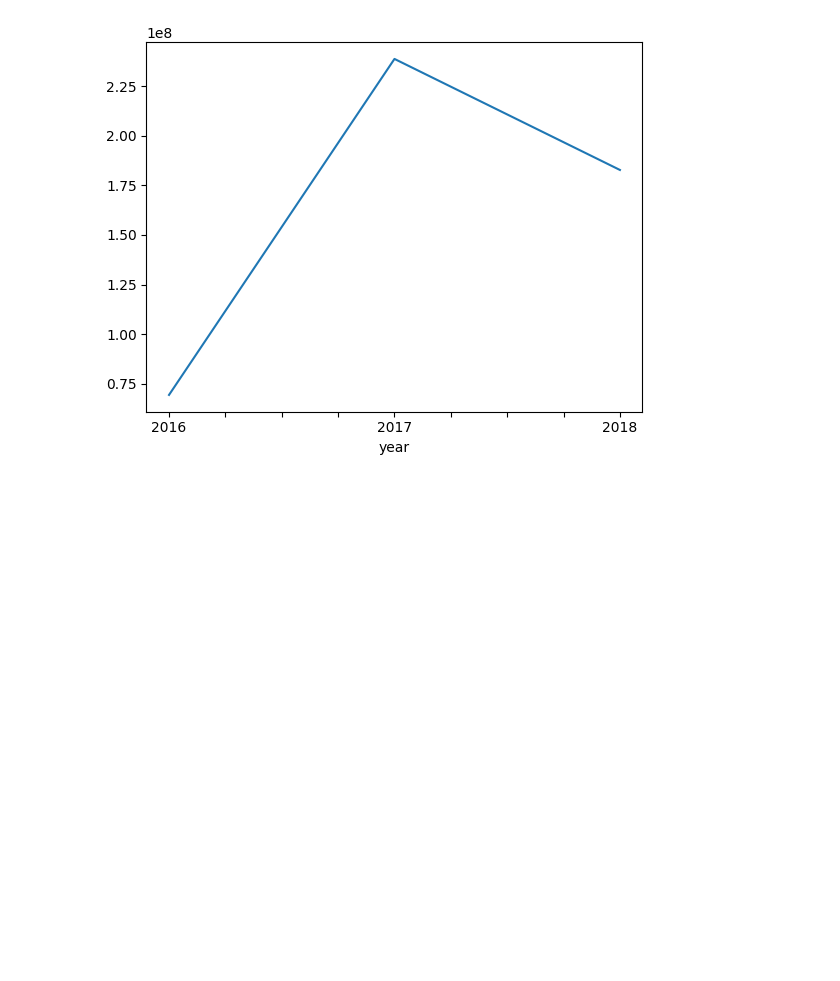
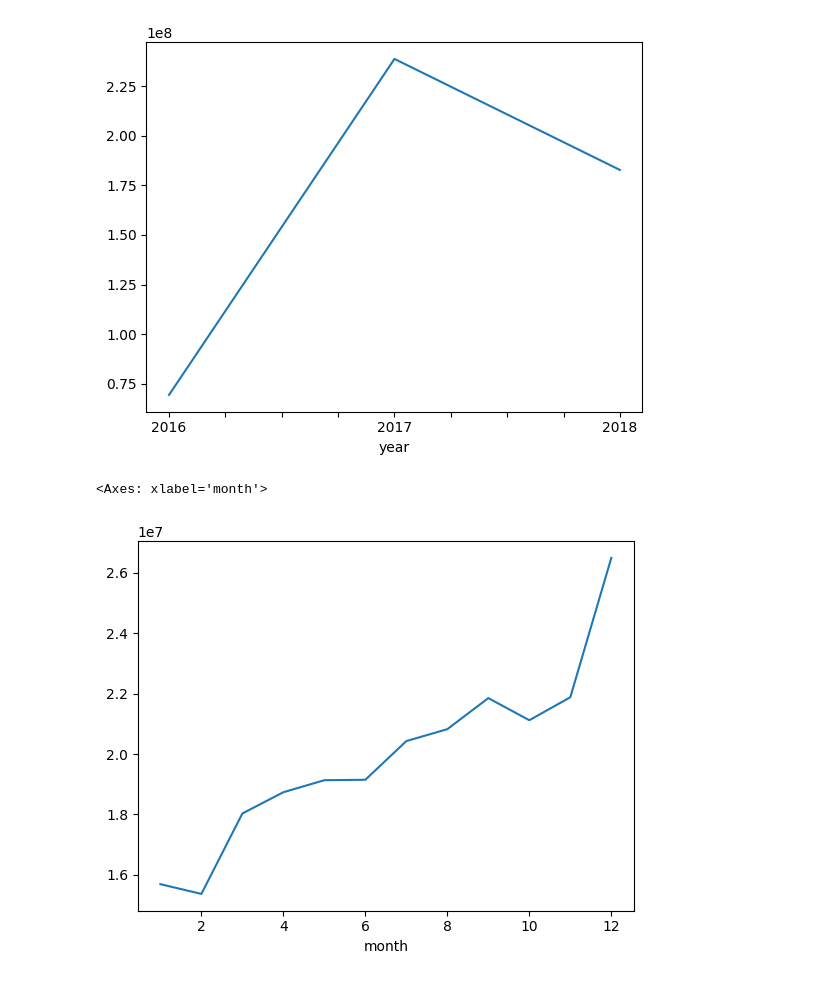
Before and after one commit to djdjdjdfh1/pandas-data-analysis, a Jupyter notebook: part4/4.1_matplotlib_line1.ipynb, the cells around one changed output. Drawn from its saved outputs; the diff is of its cells as text; code cells hidden in the pictures; blank space fills up the shorter version.

```diff
--- a/part4/4.1_matplotlib_line1.ipynb
+++ b/part4/4.1_matplotlib_line1.ipynb
@@ -163,3 +163,11 @@ temp.plot()
 # %% [output]
 <Axes: xlabel='year'>
 [figure]
+# %%
+# 2017 월별 신용카드
+test = df[df['year'] == 2017]
+test = test.groupby('month')['amount'].sum()
+test.plot()
+# %% [output]
+<Axes: xlabel='month'>
+[figure, added]
```
Also changed, not shown: parts of 1 cell of this notebook, 2 other files.
